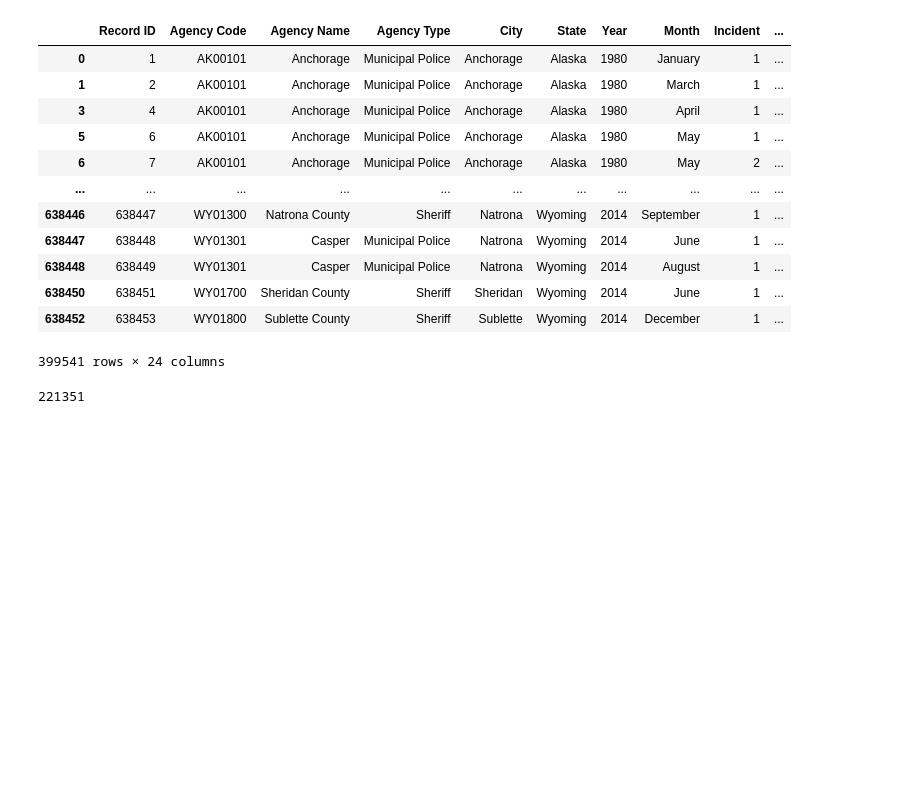
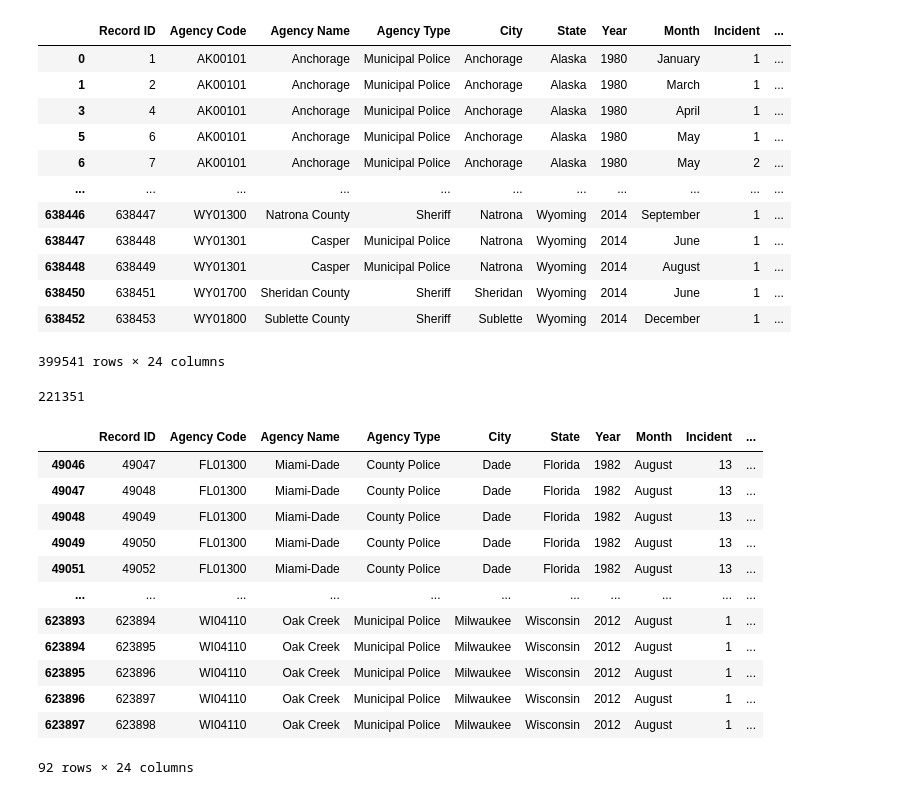
Before and after one commit to nute-25/workbooks, a Jupyter notebook: Python_02.ipynb, the cells around one changed output. Cells and saved outputs as stored; diff of their text form; code cells hidden in the pictures; blank space fills up the shorter version.

```diff
--- a/Python_02.ipynb
+++ b/Python_02.ipynb
@@ -181,3 +421,19 @@ df[df['Perpetrator Sex'] == 'Male']
 len(df[df['Year'] > 2000])
 # %% [output]
 221351
+# %%
+df[(df['Victim Count'] > 4) & (df['Month'] == 'August') ]
+# %% [output]
+|  | Record ID | Agency Code | Agency Name | Agency Type | City | State | Year | Month | Incident | ... |
+| 49046 | 49047 | FL01300 | Miami-Dade | County Police | Dade | Florida | 1982 | August | 13 | ... |
+| 49047 | 49048 | FL01300 | Miami-Dade | County Police | Dade | Florida | 1982 | August | 13 | ... |
+| 49048 | 49049 | FL01300 | Miami-Dade | County Police | Dade | Florida | 1982 | August | 13 | ... |
+| 49049 | 49050 | FL01300 | Miami-Dade | County Police | Dade | Florida | 1982 | August | 13 | ... |
+| 49051 | 49052 | FL01300 | Miami-Dade | County Police | Dade | Florida | 1982 | August | 13 | ... |
+| ... | ... | ... | ... | ... | ... | ... | ... | ... | ... | ... |
+| 623893 | 623894 | WI04110 | Oak Creek | Municipal Police | Milwaukee | Wisconsin | 2012 | August | 1 | ... |
+| 623894 | 623895 | WI04110 | Oak Creek | Municipal Police | Milwaukee | Wisconsin | 2012 | August | 1 | ... |
+| 623895 | 623896 | WI04110 | Oak Creek | Municipal Police | Milwaukee | Wisconsin | 2012 | August | 1 | ... |
+| 623896 | 623897 | WI04110 | Oak Creek | Municipal Police | Milwaukee | Wisconsin | 2012 | August | 1 | ... |
+| 623897 | 623898 | WI04110 | Oak Creek | Municipal Police | Milwaukee | Wisconsin | 2012 | August | 1 | ... |
+92 rows × 24 columns
```
Also changed, not shown: parts of 20 cells of this notebook, 1 other file.
